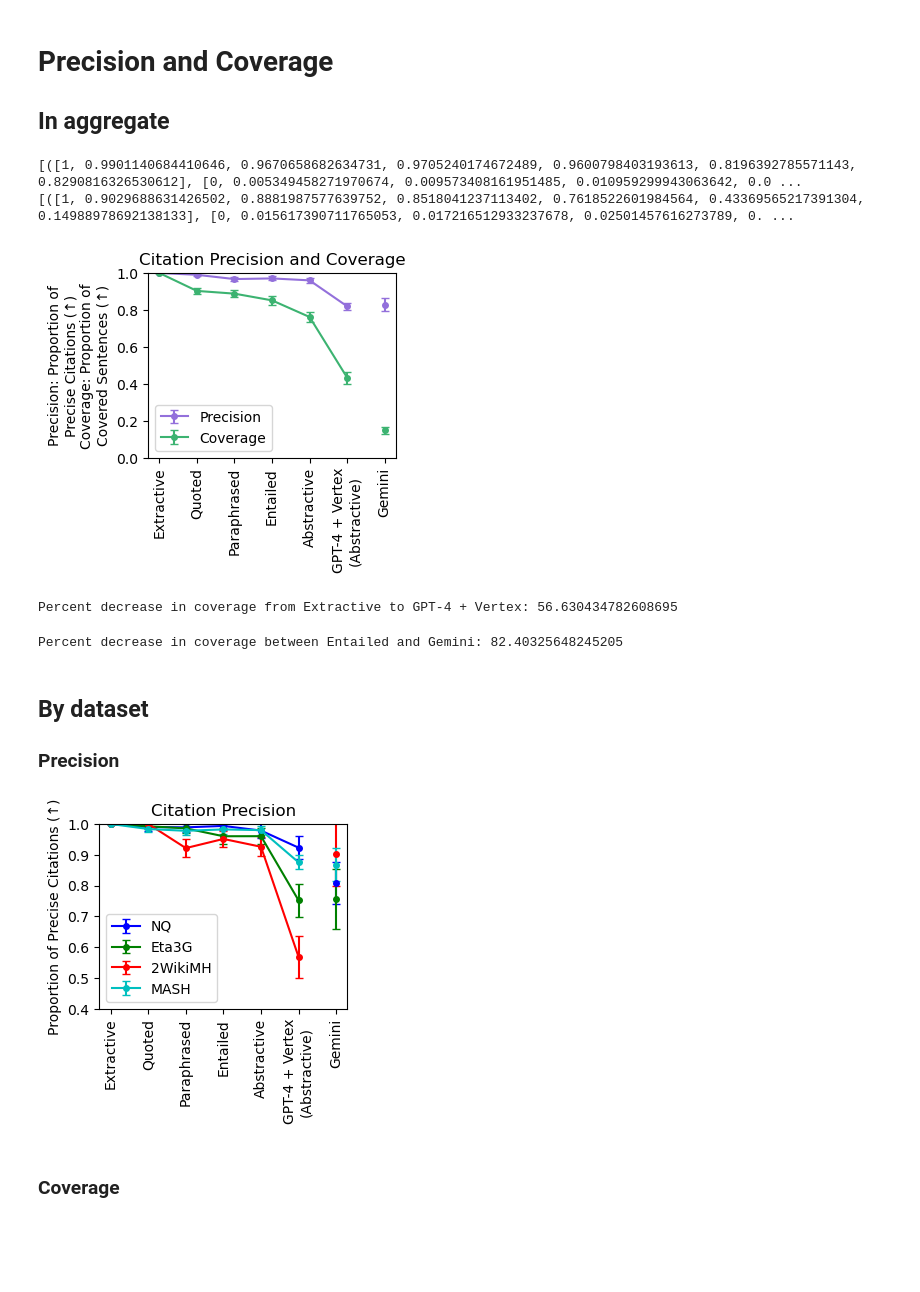
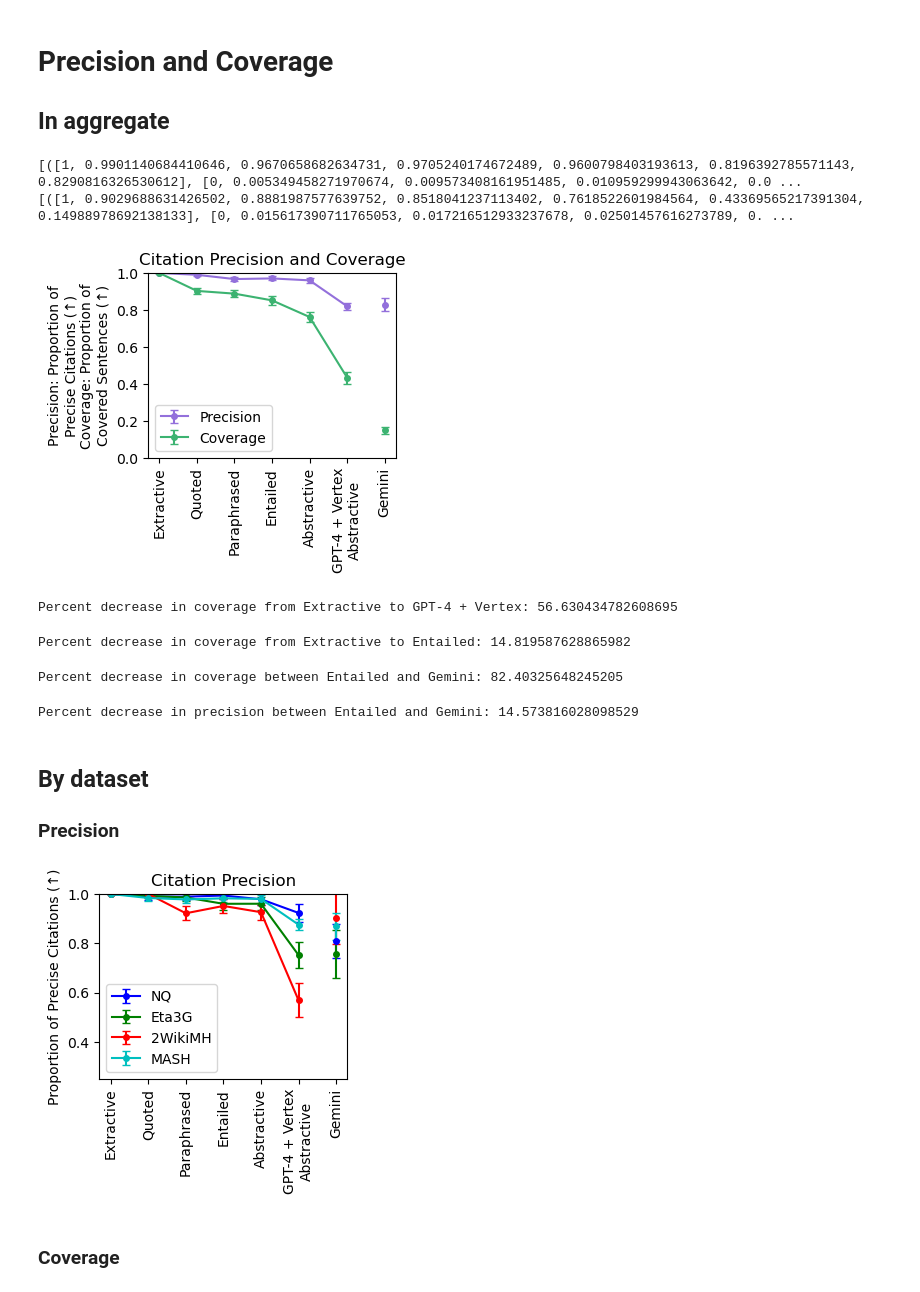
Before and after one commit to guestrin-lab/extractive-abstractive-spectrum, a Jupyter notebook: visualize_results/plotting_by_metric.ipynb, the cells around one changed output. Cells and saved outputs as stored; diff of their text form; code cells hidden in the pictures; blank space fills up the shorter version.

```diff
--- a/visualize_results/plotting_by_metric.ipynb
+++ b/visualize_results/plotting_by_metric.ipynb
@@ -10,18 +11,29 @@ import re
 # %%
 plot_pilot_results = False
 plot_needs_citation = True
+plot_auto_eval_results = False
+model_type = 'gpt4'
+
 datasets = ['NQ', 'Eta3G', 'MH', 'MASH']
 label_datasets = ['NQ', 'Eta3G', '2WikiMH', 'MASH']
-ops = ['Snippet', 'Quoted', 'Paraphrased', 'Entailed', 'Abstractive', 'Post Hoc', 'Gemini']
-op_names = ['Extractive', 'Quoted', 'Paraphrased', 'Entailed', 'Abstractive', 'GPT-4 + Vertex\n(Abstractive)', 'Gemini']
-all_ops = ['Snippet', 'Quoted', 'Quoted Reeval', 'Paraphrased', 'Entailed', 'Abstractive', 'Gemini', 'Post Hoc']
+ops = ['Snippet', 'Quoted', 'Paraphrased', 'Entailed', 'Abstractive']
+op_names = ['Extractive', 'Quoted', 'Paraphrased', 'Entailed', 'Abstractive']
+all_ops = ['Snippet', 'Quoted', 'Quoted Reeval', 'Paraphrased', 'Entailed', 'Abstractive']
+if model_type == 'gpt4':
+    ops.extend(['Post Hoc', 'Gemini'])
+    op_names.extend(['GPT-4 + Vertex\nAbstractive', 'Gemini'])
+    all_ops.extend(['Post Hoc', 'Gemini'])
 colors = ['b', 'g', 'r', 'c']
 if (plot_pilot_results):
     results_tag = 'Pilot'
     all_results_df, results = load_all_pilot_results()
-else:
+elif not plot_auto_eval_results:
     if (plot_needs_citation):
         results_tag = 'sentences_that_need_citation_only'
     else:
         results_tag = 'all_sentences'
     all_results_df, results = load_all_mturk_results(needs_citation_only=plot_needs_citation)
+else:
+    results_tag = 'auto_eval_'+model_type
+    results_tag = results_tag.replace('.', '')
+    all_results_df, results = load_all_auto_eval_results(model_type, baselines=True)
@@ -67,8 +83,11 @@ def plot_utility_or_fluency(results_list, results_labels, fig, ax1, colors):
         averages = nested_tuple[0][0]
         conf_intervals = nested_tuple[0][1]
         marker = 'o'
-        ax1.errorbar(op_names[:-1], averages[:-1], yerr=conf_intervals[:-1], fmt=marker + '-', color=colors[idx], label=result_label, capsize=3, ms=4)
-        ax1.errorbar(op_names[-1], averages[-1], yerr=conf_intervals[-1], fmt=marker + '-', color=colors[idx], capsize=3, ms=4)
+        if 'Gemini' in op_names:
+            ax1.errorbar(op_names[:-1], averages[:-1], yerr=conf_intervals[:-1], fmt=marker + '-', color=colors[idx], label=result_label, capsize=3, ms=4)
+            ax1.errorbar(op_names[-1], averages[-1], yerr=conf_intervals[-1], fmt=marker + '-', color=colors[idx], capsize=3, ms=4)
+        else:
+            ax1.errorbar(op_names, averages, yerr=conf_intervals, fmt=marker + '-', color=colors[idx], label=result_label, capsize=3, ms=4)
         ax1.set_ylim([1,3])
     plt.xticks(rotation=90)
     return fig, ax1
@@ -85,10 +104,16 @@ plt.legend(lines, labels, loc='lower left', bbox_to_anchor=(.29,0))
 
 if (plot_pilot_results):
     plt.title('Pilot Fluency and Perceived Utility')
+elif (plot_auto_eval_results):
+    plt.title('Auto-eval Fluency and Perceived Utility ('+model_type.upper()+')')
 else:
     plt.title('Fluency and Perceived Utility')
+
+
 plt.savefig('figures/utility_fluency_aggregate_'+results_tag, bbox_inches='tight', dpi=400)
 # Show the plot
 plt.show()
 print(utilities)
+print()
+print(fluencies)
 # %% [output]
@@ -190,6 +221,8 @@ ax1.set_ylabel('Precision: Proportion of\nPrecise Citations (↑)\nCoverage: Pro
 
 if (plot_pilot_results):
     plt.title('Pilot Citation\nPrecision and Coverage')
+elif (plot_auto_eval_results):
+    plt.title('Auto-eval Citation Precision and Coverage ('+model_type.upper()+')')
 else:
     plt.title('Citation Precision and Coverage')
 
@@ -206,50 +239,60 @@ plt.show()
 # %% [output]
 [([1, 0.9901140684410646, 0.9670658682634731, 0.9705240174672489, 0.9600798403193613, 0.8196392785571143, 0.8290816326530612], [0, 0.005349458271970674, 0.009573408161951485, 0.010959299943063642, 0.0 ...
 [([1, 0.9029688631426502, 0.8881987577639752, 0.8518041237113402, 0.7618522601984564, 0.43369565217391304, 0.14988978692138133], [0, 0.015617390711765053, 0.017216512933237678, 0.02501457616273789, 0. ...
-[figure, old version]
+[figure, new version]
 # %%
 print('Percent decrease in coverage from Extractive to GPT-4 + Vertex:', 100*(coverages[0][0][0]-coverages[0][0][-2])/(coverages[0][0][0]))
 # %% [output]
 Percent decrease in coverage from Extractive to GPT-4 + Vertex: 56.630434782608695
+# %%
+print('Percent decrease in coverage from Extractive to Entailed:', 100*(coverages[0][0][0]-coverages[0][0][-4])/(coverages[0][0][0]))
+# %% [output]
+Percent decrease in coverage from Extractive to Entailed: 14.819587628865982
 # %%
 print('Percent decrease in coverage between Entailed and Gemini:', 100*(coverages[0][0][3]-coverages[0][0][-1])/(coverages[0][0][3]))
 # %% [output]
 Percent decrease in coverage between Entailed and Gemini: 82.40325648245205
+# %%
+print('Percent decrease in precision between Entailed and Gemini:', 100*(precisions[0][0][3]-precisions[0][0][-1])/(precisions[0][0][3]))
+# %% [output]
+Percent decrease in precision between Entailed and Gemini: 14.573816028098529
 # %% [markdown]
 ## By dataset
 ### Precision
 # %%
 precisions = []
 for dataset in datasets:
     precisions.append(get_avg_precision_by_op(results[dataset], ops[1:]))
 
 results_list = precisions
 results_labels = datasets
 
 # Initialize the plot
 fig, ax1 = plt.subplots()
 fig.set_size_inches([3.2, 2.4])
 
 # Colors and markers
 colors = ['b', 'g', 'r', 'c']
 plot_utility_or_fluency(precisions, label_datasets, fig, ax1, colors)
 
 lines, labels = ax1.get_legend_handles_labels()
 # Set labels and title
 ax1.set_ylabel('Proportion of Precise Citations (↑)')
 
 if (plot_pilot_results):
     plt.title('Pilot Citation Precision')
+elif (plot_auto_eval_results):
+    plt.title('Auto-eval Citation Precision ('+model_type.upper()+')')
 else:
     plt.title('Citation Precision')
 
 plt.legend(lines, labels, loc='lower left', bbox_to_anchor=(0,0))
-plt.ylim(.4, 1)
+plt.ylim(.25, 1)
 plt.savefig('figures/precision_by_qd_'+results_tag, bbox_inches='tight', dpi=400)
 # Show the plot
 plt.show()
 # %% [output]
-[figure, old version]
+[figure, new version]
 # %% [markdown]
 ### Coverage
 # %%
```
Also changed, not shown: parts of 28 cells of this notebook, 19 other files.
